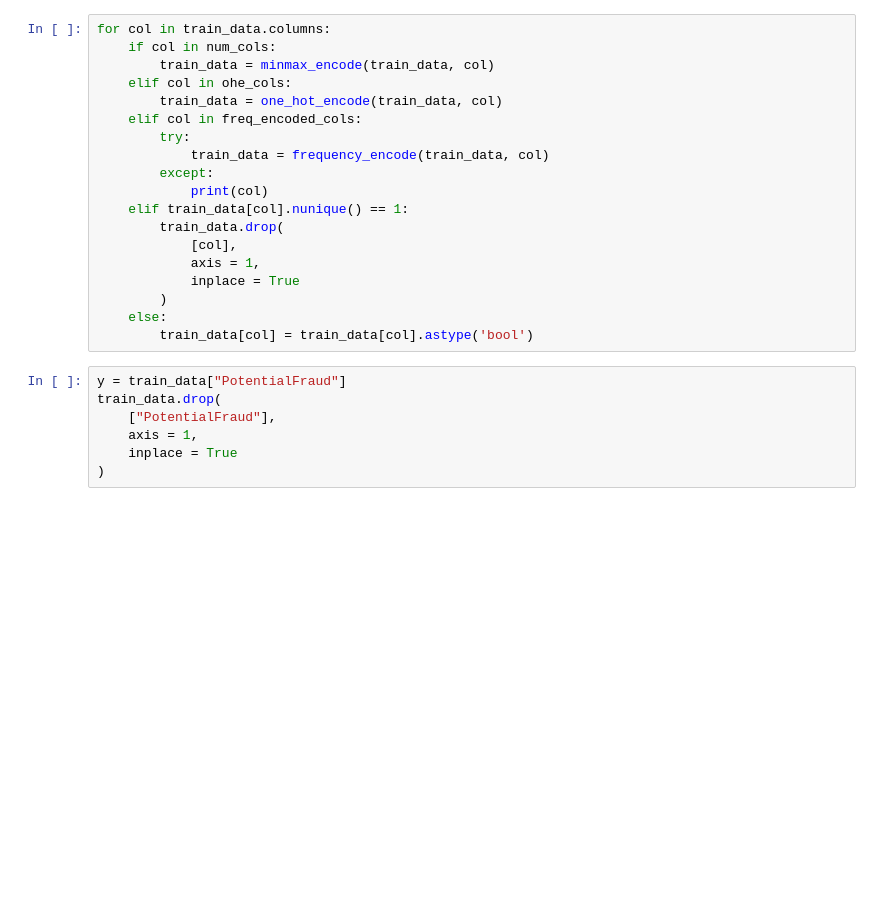
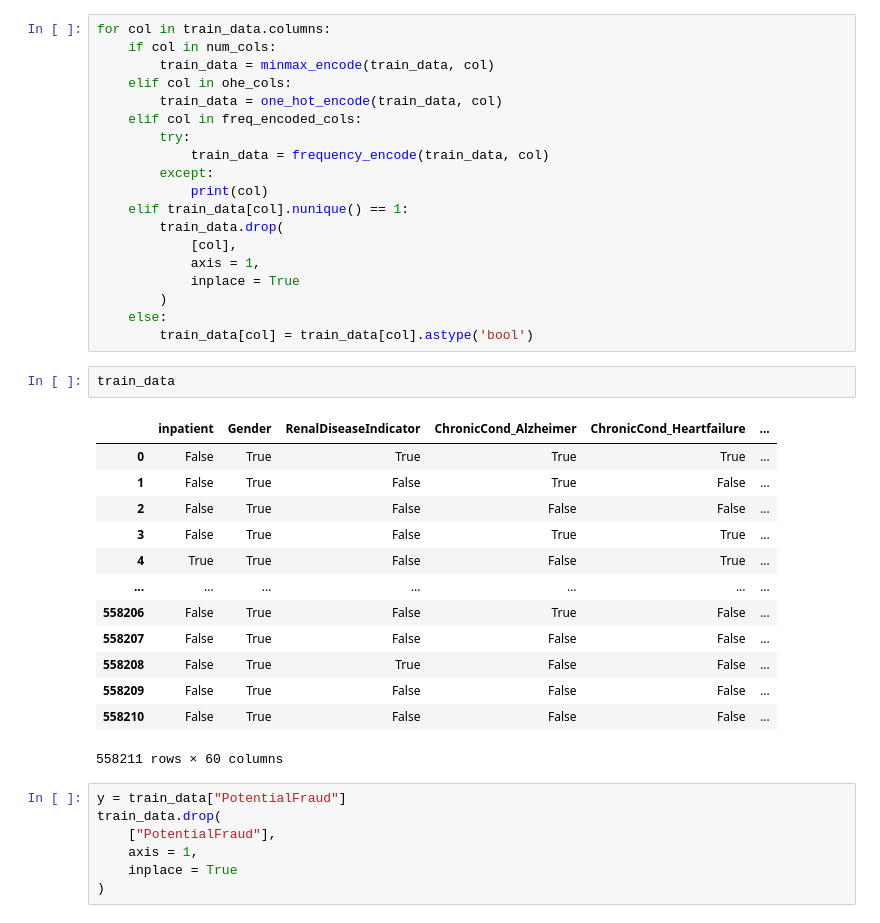
Before and after one commit to RussellDash332/medical-insurance-fraud, a Jupyter notebook: model/vae.ipynb, the cells around one changed output. Drawn from its saved outputs; the diff is of its cells as text; blank space fills up the shorter version.

```diff
--- a/model/vae.ipynb
+++ b/model/vae.ipynb
@@ -161,6 +128,22 @@ for col in train_data.columns:
         )
     else:
         train_data[col] = train_data[col].astype('bool')
+# %%
+train_data
+# %% [output]
+|  | inpatient | Gender | RenalDiseaseIndicator | ChronicCond_Alzheimer | ChronicCond_Heartfailure | ... |
+| 0 | False | True | True | True | True | ... |
+| 1 | False | True | False | True | False | ... |
+| 2 | False | True | False | False | False | ... |
+| 3 | False | True | False | True | True | ... |
+| 4 | True | True | False | False | True | ... |
+| ... | ... | ... | ... | ... | ... | ... |
+| 558206 | False | True | False | True | False | ... |
+| 558207 | False | True | False | False | False | ... |
+| 558208 | False | True | True | False | False | ... |
+| 558209 | False | True | False | False | False | ... |
+| 558210 | False | True | False | False | False | ... |
+558211 rows × 60 columns
 # %%
 y = train_data["PotentialFraud"]
 train_data.drop(
```
Also changed, not shown: parts of 20 cells of this notebook.
